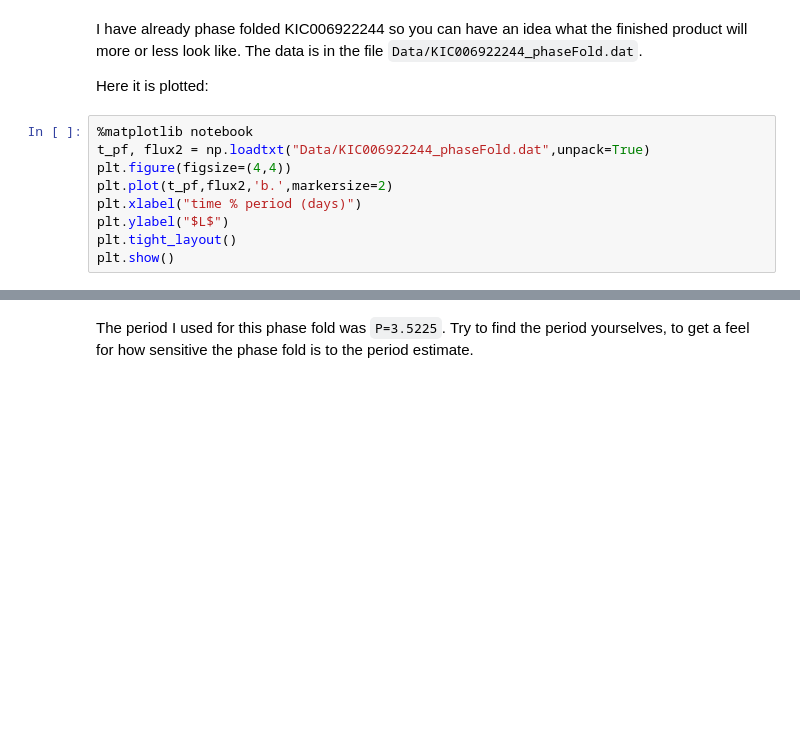
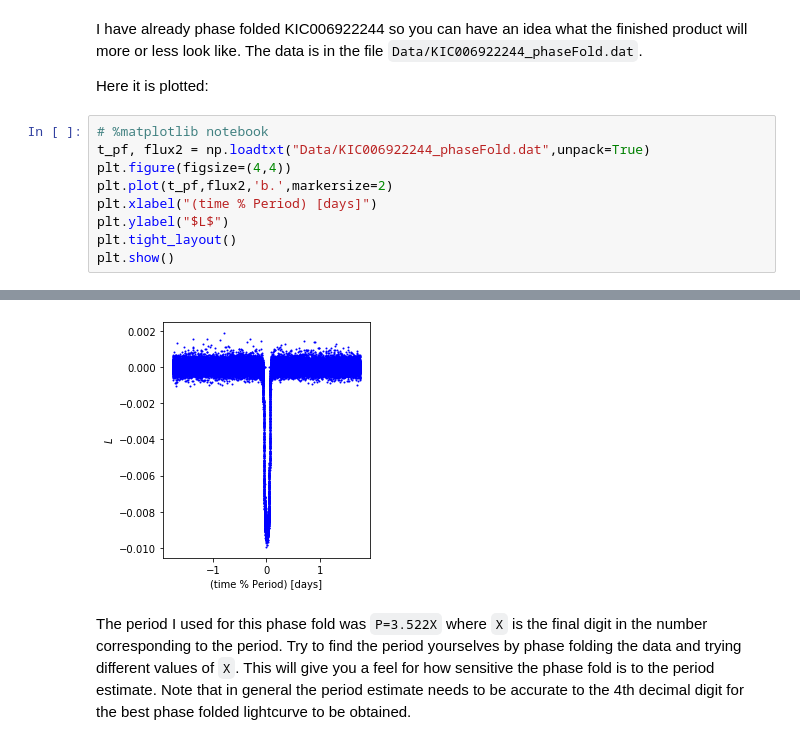
Before and after one commit to PlanetHuntingInPython/PlanetHuntingStudents, a Jupyter notebook: KeplerDataIntro.ipynb, the cells around one changed output, grey strips where cells are left out. Drawn from its saved outputs; the diff is of its cells as text; blank space fills up the shorter version.

````diff
--- a/KeplerDataIntro.ipynb
+++ b/KeplerDataIntro.ipynb
@@ -229,11 +206,11 @@ I have already phase folded KIC006922244 so you can have an idea what the finish
 
 Here it is plotted:
 # %%
-%matplotlib notebook
+# %matplotlib notebook
 t_pf, flux2 = np.loadtxt("Data/KIC006922244_phaseFold.dat",unpack=True)
 plt.figure(figsize=(4,4))
 plt.plot(t_pf,flux2,'b.',markersize=2)
-plt.xlabel("time % period (days)")
+plt.xlabel("(time % Period) [days]")
 plt.ylabel("$L$")
 plt.tight_layout()
 plt.show()
@@ -242,5 +218,6 @@ plt.show()
+[figure, added]
 # %% [markdown]
-The period I used for this phase fold was ```P=3.5225```. Try to find the period yourselves, to get a feel for how sensitive the phase fold is to the period estimate.
+The period I used for this phase fold was ```P=3.522X``` where ```X``` is the final digit in the number corresponding to the period. Try to find the period yourselves by phase folding the data and trying different values of ```X```. This will give you a feel for how sensitive the phase fold is to the period estimate. Note that in general the period estimate needs to be accurate to the 4th decimal digit for the best phase folded lightcurve to be obtained.
 # %% [markdown]
 ## What next?
 Now that you have taken the first steps in analysing a light curve where do you go next?
````
Also changed, not shown: parts of 17 cells of this notebook, 3 other files.
